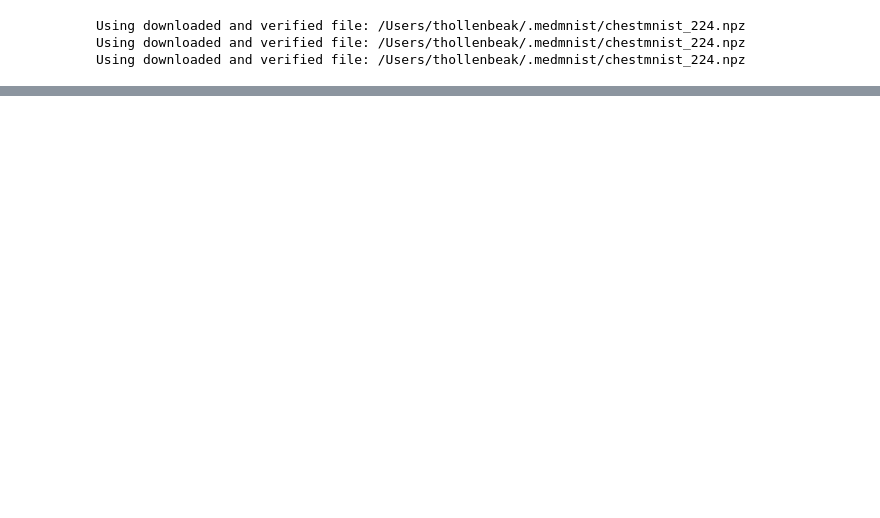
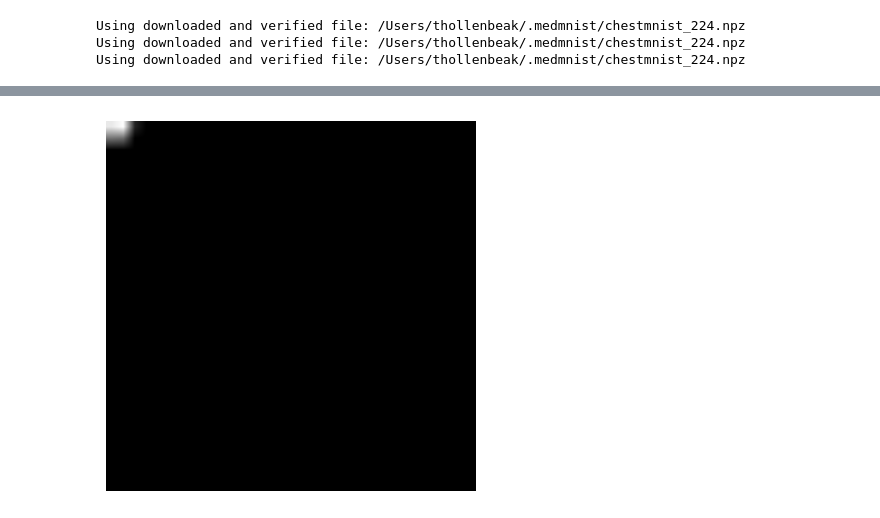
Before and after one commit to totton-hollenbeak/DS440-Project, a Jupyter notebook: DS440_Project.ipynb, the cells around one changed output, grey strips where cells are left out. Cells and saved outputs as stored; diff of their text form; code cells hidden in the pictures; blank space fills up the shorter version.

Commit message:
Attempted implementing Grad CAM, added an Example image, switched from SqueezeNetV1 to MobileNetV3

```diff
--- a/DS440_Project.ipynb
+++ b/DS440_Project.ipynb
@@ -77,5 +102,6 @@ test_loader = DataLoader(test_dataset, batch_size=64, shuffle=False)
 # %%
-model = models.squeezenet1_1(weights=models.SqueezeNet1_1_Weights.DEFAULT, progress=True)
+# model = models.squeezenet1_1(weights=models.SqueezeNet1_1_Weights.DEFAULT, progress=True)
+model = models.mobilenet_v3_small(weights=models.MobileNet_V3_Small_Weights.DEFAULT, progress=True)
 n_features = 9
 
 for param in model.features[:n_features].parameters():
@@ -84,8 +110,10 @@ for param in model.features[:n_features].parameters():
 for param in model.features[n_features:].parameters():
     param.requires_grad = True
 
-model.classifier[1] = nn.Conv2d(512, train_labels.shape[1], kernel_size=(1, 1), stride=(1, 1))
-model.classifier[2] = nn.Identity()
+# model.classifier[1] = nn.Conv2d(512, train_labels.shape[1], kernel_size=(1, 1), stride=(1, 1))
+# model.classifier[2] = nn.Identity()
+
+model.classifier[3] = nn.Linear(in_features=1024, out_features=train_labels.shape[1], bias=True)
 # %%
 optimizer = optim.Adam(model.parameters(), lr = 0.1)
 #scheduler = StepLR(optimizer, step_size = 2, gamma = 0.5)
@@ -206,0 +279,3 @@ ROC AUC: 0.5
+# %%
+target_layer = model.features[-1]
+grad_cam = GradCAM(model=model, target_layers=target_layer)
@@ -206,0 +348,44 @@ ROC AUC: 0.5
+# %%
+from PIL import Image
+from torchvision import transforms
+import numpy as np
+import matplotlib.pyplot as plt
+
+# Load and preprocess the image
+image = Image.open("Example.png")
+
+# Preprocessing steps specific to MobileNetV3
+preprocess = transforms.Compose([
+    transforms.Grayscale(num_output_channels=3),
+    transforms.ToTensor(),
+    transforms.Normalize(mean=[0.485, 0.456, 0.406], std=[0.229, 0.224, 0.225]),
+])
+
+input_tensor = preprocess(image).unsqueeze(0)  # Add batch dimension
+
+# Generate the Grad-CAM heatmap
+grayscale_cam = grad_cam(input_tensor)
+
+# Convert grayscale cam to RGB for visualization
+cam_image = grayscale_cam[0, :]
+cam_image = np.uint8(cam_image * 255)
+cam_image = np.expand_dims(cam_image, axis=-1)
+cam_image = np.repeat(cam_image, 3, axis=-1)  # Convert heatmap to 3-channel RGB format
+
+# Resize heatmap to match the original image size
+heatmap = Image.fromarray(cam_image)
+heatmap = heatmap.resize(image.size, resample=Image.Resampling.LANCZOS)
+heatmap = np.array(heatmap) / 255.0  # Normalize the heatmap
+
+# Convert the original image to RGB and normalize it
+superimposed_img = np.array(image) / 255.0  # Normalize the original image to [0, 1]
+
+# Perform overlay with heatmap
+#superimposed_img = superimposed_img * (1 - 0.4) + heatmap * 0.4
+
+# Display the result
+plt.imshow(heatmap)
+plt.axis('off')  # Turn off axis for better visualization
+plt.show()
+# %% [output]
+[figure, added]
```
Also changed, not shown: parts of 15 cells of this notebook, 1 other file.
